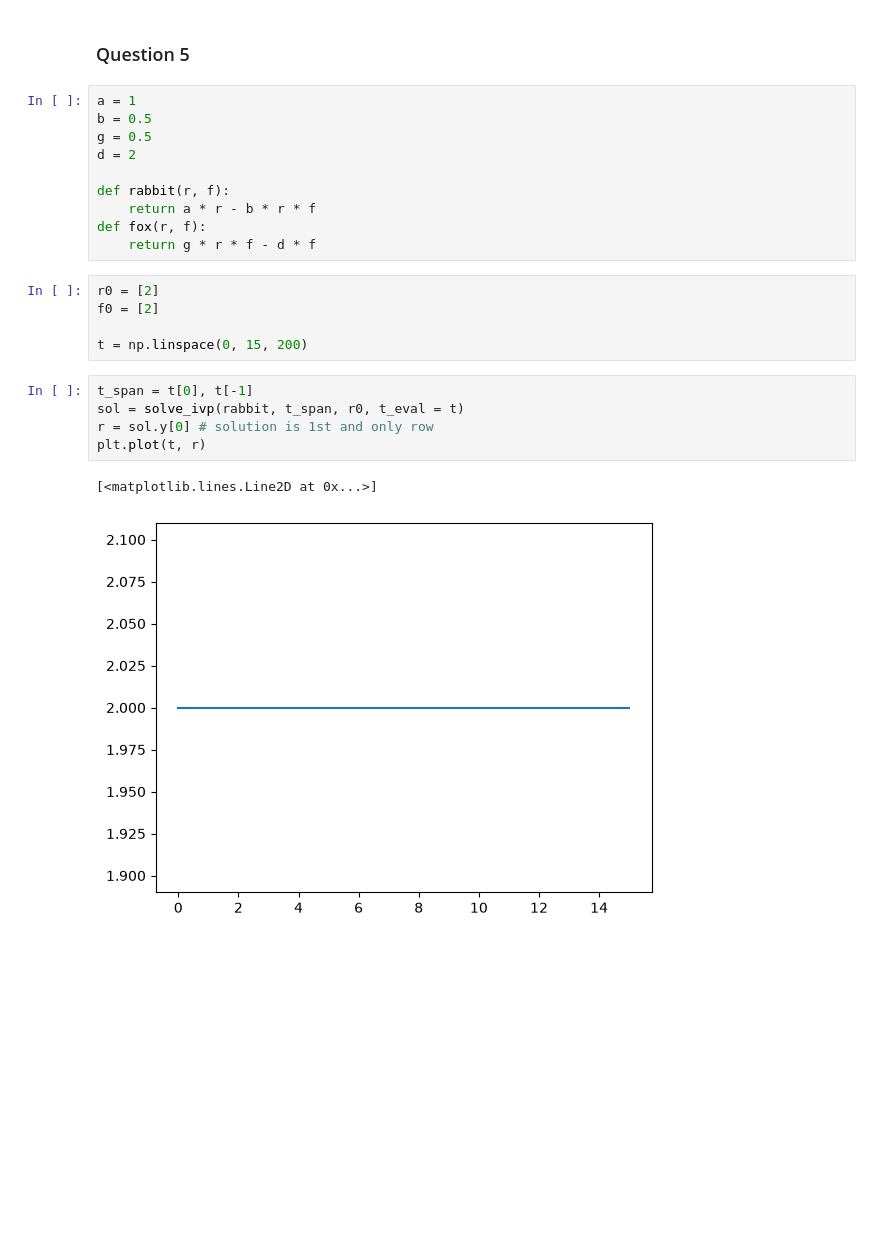
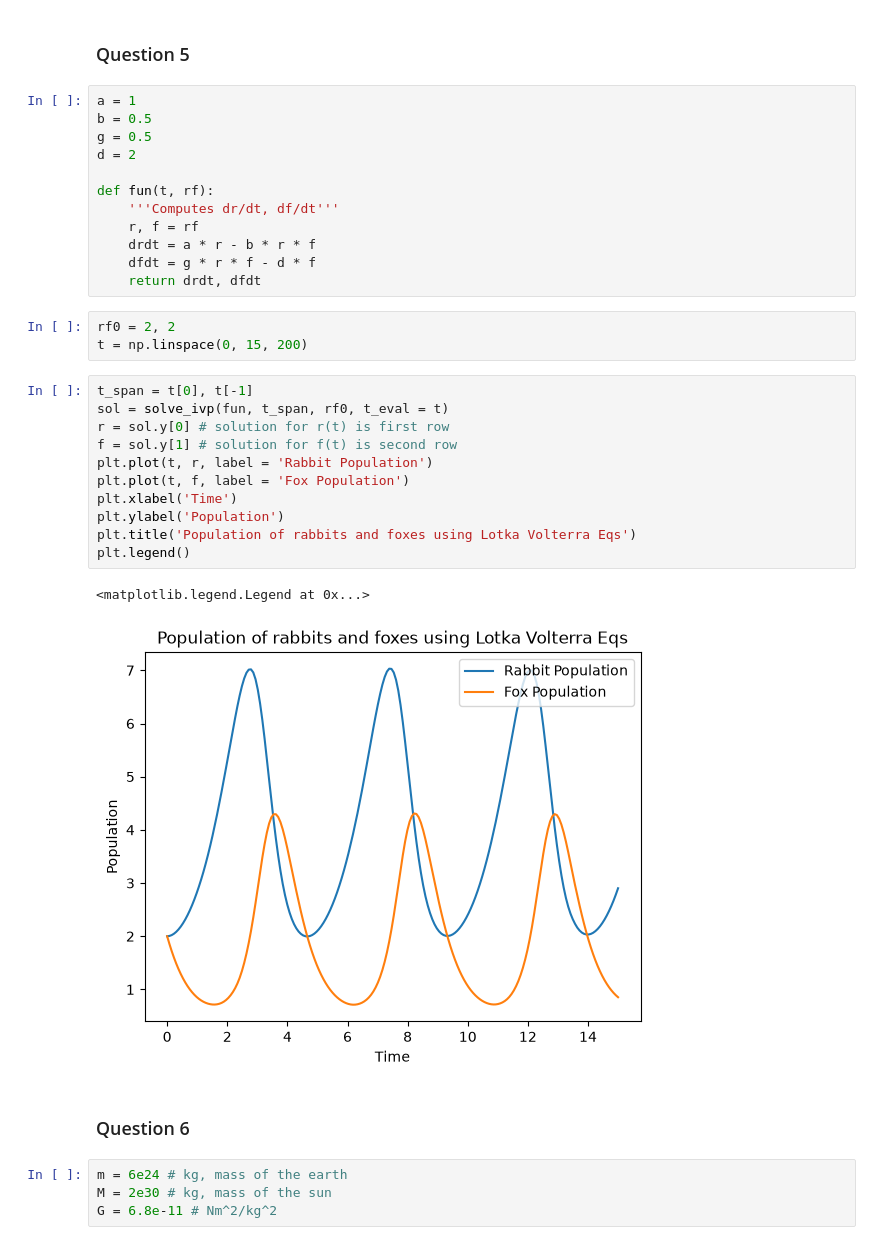
Before and after one commit to bellakalina/course281, a Jupyter notebook: week10/w10.ipynb, the cells around one changed output. Drawn from its saved outputs; the diff is of its cells as text; blank space fills up the shorter version.

```diff
--- a/week10/w10.ipynb
+++ b/week10/w10.ipynb
@@ -119,20 +119,32 @@ b = 0.5
 g = 0.5
 d = 2
 
-def rabbit(r, f):
-    return a * r - b * r * f
-def fox(r, f):
-    return g * r * f - d * f
+def fun(t, rf):
+    '''Computes dr/dt, df/dt'''
+    r, f = rf
+    drdt = a * r - b * r * f
+    dfdt = g * r * f - d * f
+    return drdt, dfdt
 # %%
-r0 = [2]
-f0 = [2]
-
+rf0 = 2, 2
 t = np.linspace(0, 15, 200)
 # %%
 t_span = t[0], t[-1]
-sol = solve_ivp(rabbit, t_span, r0, t_eval = t)
-r = sol.y[0] # solution is 1st and only row
-plt.plot(t, r)
+sol = solve_ivp(fun, t_span, rf0, t_eval = t)
+r = sol.y[0] # solution for r(t) is first row
+f = sol.y[1] # solution for f(t) is second row
+plt.plot(t, r, label = 'Rabbit Population')
+plt.plot(t, f, label = 'Fox Population')
+plt.xlabel('Time')
+plt.ylabel('Population')
+plt.title('Population of rabbits and foxes using Lotka Volterra Eqs')
+plt.legend()
 # %% [output]
-[<matplotlib.lines.Line2D at 0x...>]
+<matplotlib.legend.Legend at 0x...>
-[figure, old version]
+[figure, new version]
+# %% [markdown]
+### Question 6
+# %%
+m = 6e24 # kg, mass of the earth
+M = 2e30 # kg, mass of the sun
+G = 6.8e-11 # Nm^2/kg^2
```
Also changed, not shown: parts of 10 cells of this notebook, 2 other files.
